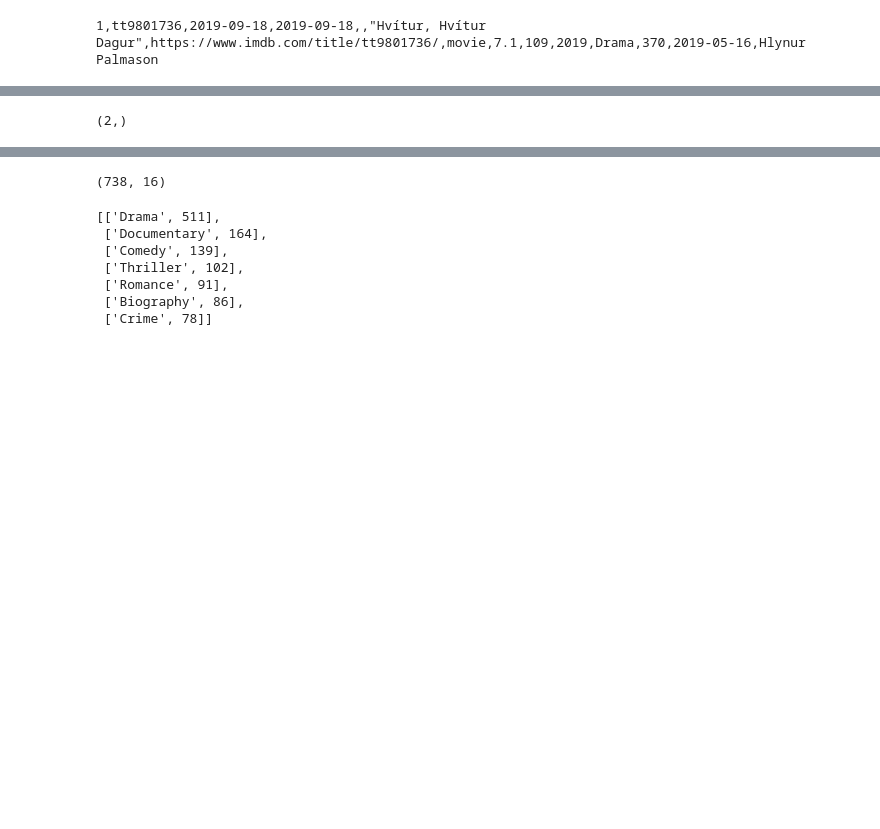
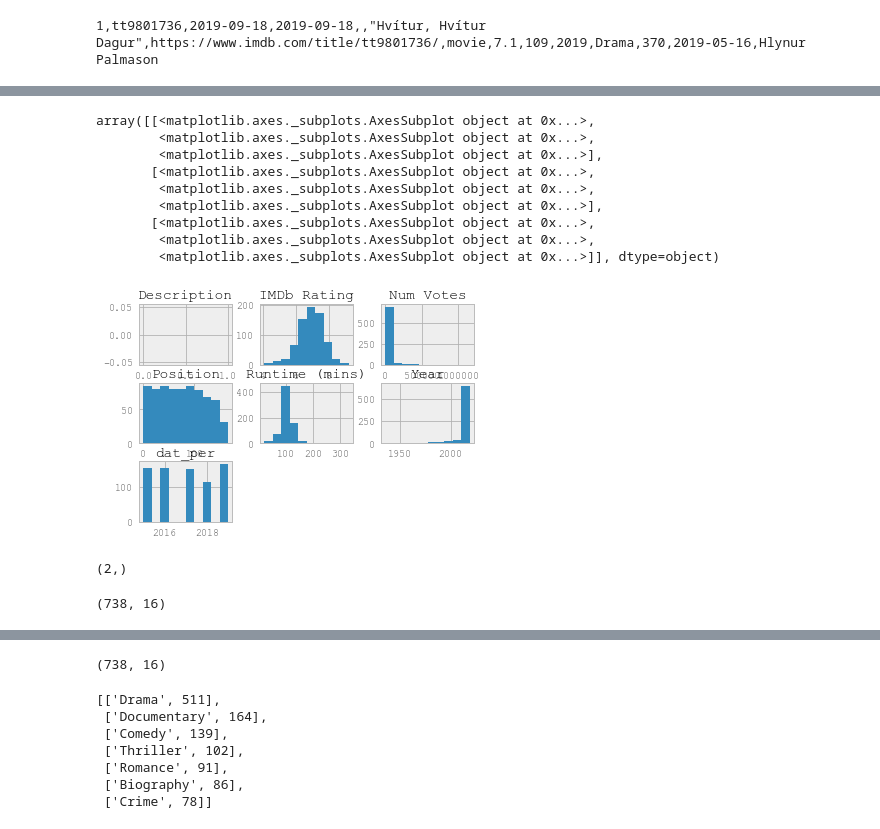
Before and after one commit to cwerner13/zff, a Jupyter notebook: zff_load.ipynb, the cells around one changed output, grey strips where cells are left out. Saved outputs shown, nothing was run; the diff lists cells and outputs as text; code cells hidden in the pictures; blank space fills up the shorter version.

```diff
--- a/zff_load.ipynb
+++ b/zff_load.ipynb
@@ -60,6 +60,19 @@ newdf.head()
 | 2 | 3 | tt2818252 | 2015-09-12 | 2015-09-12 | NaN | Couple in a Hole | https://www.imdb.com/title/tt2818... | movie | 5.5 | ... |
 | 3 | 4 | tt3777384 | 2015-09-12 | 2015-09-12 | NaN | Eva Nová | https://www.imdb.com/title/tt3777... | movie | 7.1 | ... |
 | 4 | 5 | tt3296658 | 2015-09-12 | 2015-09-12 | NaN | Hrútar | https://www.imdb.com/title/tt3296... | movie | 7.3 | ... |
+# %%
+newdf.hist()
+# %% [output]
+array([[<matplotlib.axes._subplots.AxesSubplot object at 0x...>,
+        <matplotlib.axes._subplots.AxesSubplot object at 0x...>,
+        <matplotlib.axes._subplots.AxesSubplot object at 0x...>],
+       [<matplotlib.axes._subplots.AxesSubplot object at 0x...>,
+        <matplotlib.axes._subplots.AxesSubplot object at 0x...>,
+        <matplotlib.axes._subplots.AxesSubplot object at 0x...>],
+       [<matplotlib.axes._subplots.AxesSubplot object at 0x...>,
+        <matplotlib.axes._subplots.AxesSubplot object at 0x...>,
+        <matplotlib.axes._subplots.AxesSubplot object at 0x...>]], dtype=object)
+[figure, added]
 # %%
 import numpy as np
 import matplotlib.pyplot as plt
@@ -67,3 +80,8 @@ a = np.array([newdf.dat_per,1])
 a.shape
 # %% [output]
 (2,)
+# %%
+#newdf.dropna(how='any').shape
+newdf.shape
+# %% [output]
+(738, 16)
```
Also changed, not shown: parts of 3 cells of this notebook.
